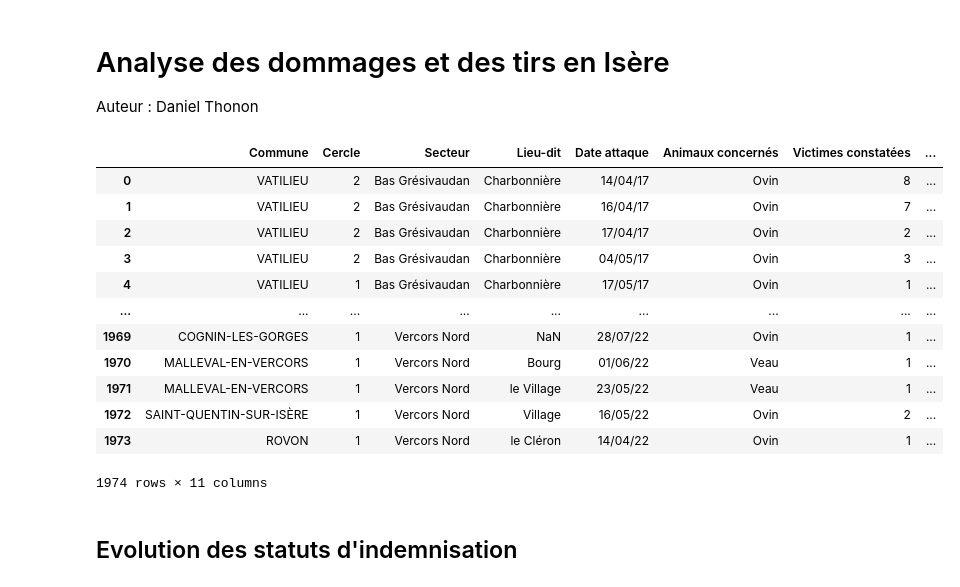
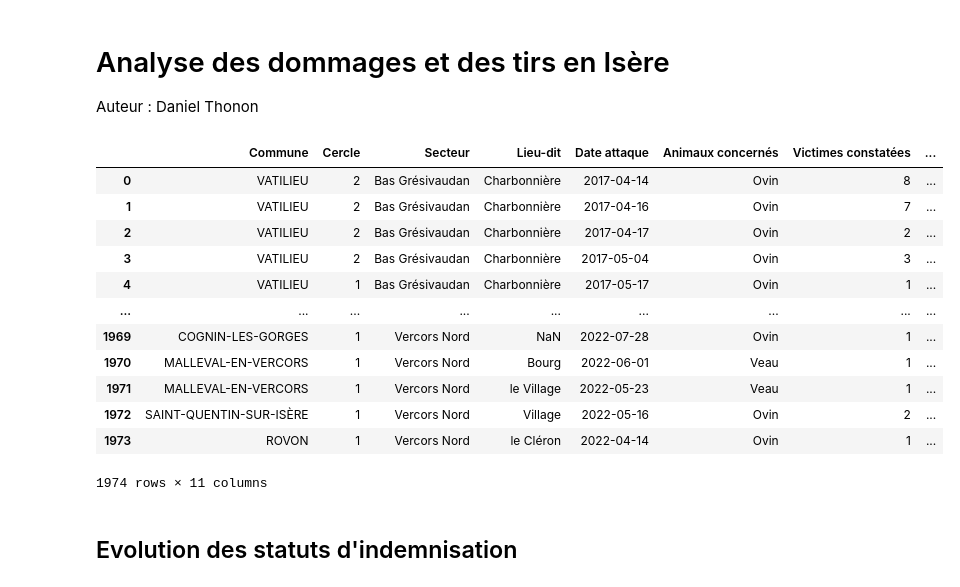
Before and after one commit to dthonon/pna_loup_suivi, a Jupyter notebook: notebook/Analyse-38.ipynb, the cells around one changed output. Drawn from its saved outputs; the diff is of its cells as text; code cells hidden in the pictures.

Commit message:
Analyse des données de l'Isère Fixes #92 - WIP

```diff
--- a/notebook/Analyse-38.ipynb
+++ b/notebook/Analyse-38.ipynb
@@ -22,45 +23,47 @@ constats = pd.read_csv(
         "Cercle",
         "Secteur",
         "Lieu-dit",
         "Date attaque",
         "Num semaine",
         "Animaux concernés",
         "Victimes constatées",
         "Taille troupeau ou lot",
         "Conclusion expertise",
         "Indemnisation",
         "Protocole",
         "Num AP tir",
         "Année",
     ],
     usecols=[
         "Commune",
         "Cercle",
         "Secteur",
         "Lieu-dit",
         "Date attaque",
         "Animaux concernés",
         "Victimes constatées",
         "Taille troupeau ou lot",
         "Conclusion expertise",
         "Indemnisation",
         "Année",
-    ]
+    ],
+    parse_dates=["Date attaque"],
+    dayfirst=True
 )
 constats
 # %% [output]
 |  | Commune | Cercle | Secteur | Lieu-dit | Date attaque | Animaux concernés | Victimes constatées | ... |
-| 0 | VATILIEU | 2 | Bas Grésivaudan | Charbonnière | 14/04/17 | Ovin | 8 | ... |
-| 1 | VATILIEU | 2 | Bas Grésivaudan | Charbonnière | 16/04/17 | Ovin | 7 | ... |
-| 2 | VATILIEU | 2 | Bas Grésivaudan | Charbonnière | 17/04/17 | Ovin | 2 | ... |
-| 3 | VATILIEU | 2 | Bas Grésivaudan | Charbonnière | 04/05/17 | Ovin | 3 | ... |
-| 4 | VATILIEU | 1 | Bas Grésivaudan | Charbonnière | 17/05/17 | Ovin | 1 | ... |
+| 0 | VATILIEU | 2 | Bas Grésivaudan | Charbonnière | 2017-04-14 | Ovin | 8 | ... |
+| 1 | VATILIEU | 2 | Bas Grésivaudan | Charbonnière | 2017-04-16 | Ovin | 7 | ... |
+| 2 | VATILIEU | 2 | Bas Grésivaudan | Charbonnière | 2017-04-17 | Ovin | 2 | ... |
+| 3 | VATILIEU | 2 | Bas Grésivaudan | Charbonnière | 2017-05-04 | Ovin | 3 | ... |
+| 4 | VATILIEU | 1 | Bas Grésivaudan | Charbonnière | 2017-05-17 | Ovin | 1 | ... |
 | ... | ... | ... | ... | ... | ... | ... | ... | ... |
-| 1969 | COGNIN-LES-GORGES | 1 | Vercors Nord | NaN | 28/07/22 | Ovin | 1 | ... |
-| 1970 | MALLEVAL-EN-VERCORS | 1 | Vercors Nord | Bourg | 01/06/22 | Veau | 1 | ... |
-| 1971 | MALLEVAL-EN-VERCORS | 1 | Vercors Nord | le Village | 23/05/22 | Veau | 1 | ... |
-| 1972 | SAINT-QUENTIN-SUR-ISÈRE | 1 | Vercors Nord | Village | 16/05/22 | Ovin | 2 | ... |
-| 1973 | ROVON | 1 | Vercors Nord | le Cléron | 14/04/22 | Ovin | 1 | ... |
+| 1969 | COGNIN-LES-GORGES | 1 | Vercors Nord | NaN | 2022-07-28 | Ovin | 1 | ... |
+| 1970 | MALLEVAL-EN-VERCORS | 1 | Vercors Nord | Bourg | 2022-06-01 | Veau | 1 | ... |
+| 1971 | MALLEVAL-EN-VERCORS | 1 | Vercors Nord | le Village | 2022-05-23 | Veau | 1 | ... |
+| 1972 | SAINT-QUENTIN-SUR-ISÈRE | 1 | Vercors Nord | Village | 2022-05-16 | Ovin | 2 | ... |
+| 1973 | ROVON | 1 | Vercors Nord | le Cléron | 2022-04-14 | Ovin | 1 | ... |
 1974 rows × 11 columns
 # %% [markdown]
 ## Evolution des statuts d'indemnisation
```
Also changed, not shown: parts of 5 cells of this notebook.
